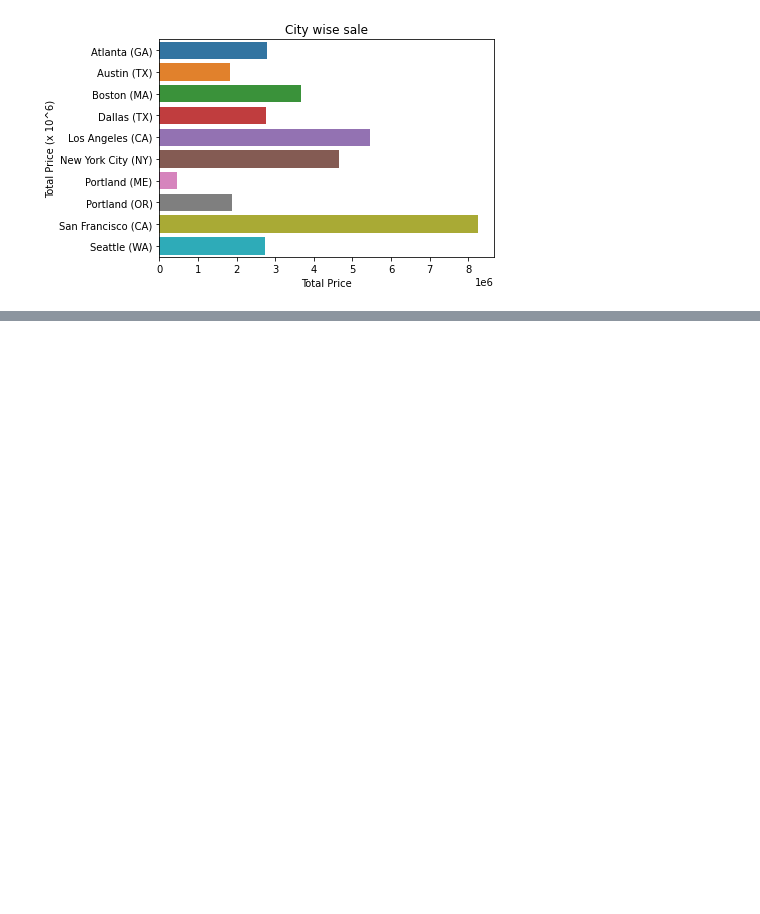
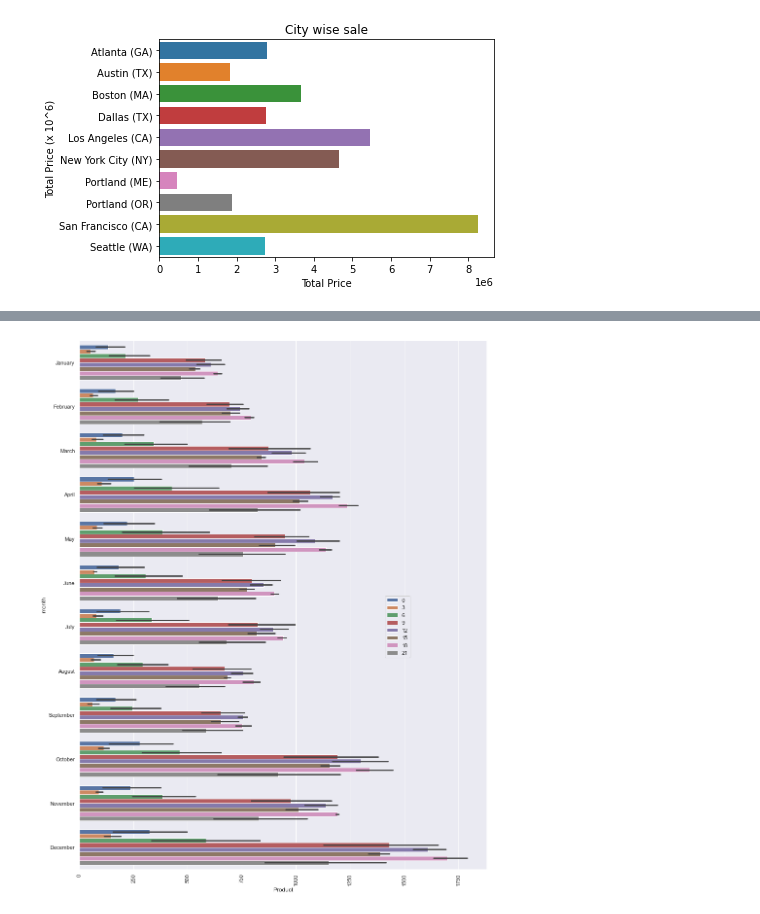
Before and after one commit to d-s-dc/Data-Analysis-on-Sales, a Jupyter notebook: Project.ipynb, the cells around one changed output, grey strips where cells are left out. Saved outputs shown, nothing was run; the diff lists cells and outputs as text; code cells hidden in the pictures; blank space fills up the shorter version.

Commit message:
Add time wise product sales

```diff
--- a/Project.ipynb
+++ b/Project.ipynb
@@ -181,3 +181,12 @@ Seattle (WA)          2747755.48
 Name: Total Price, dtype: float64
 Text(0.5, 1.0, 'City wise sale')
 [figure]
+# %%
+data2 = data.copy()
+data2 = data2.reindex(index = months, level = 0)
+data2['hour'] = data['Order Date'].dt.hour
+data2 = data2.reset_index(level=0).rename(columns = {'level_0':'month'})
+data2 = data2.groupby(by = ['month','hour'], sort = False).count()['Product']
+data2 = data2.reset_index()
+data2['hour'] = data2['hour'].apply(lambda x : (x//3)*3)
+data2
@@ -183,0 +207,7 @@ Text(0.5, 1.0, 'City wise sale')
+# %%
+sns.barplot(data = data2, y = 'month', x = 'Product', hue = 'hour')
+plt.xticks(rotation = 90)
+plt.legend(loc = (0.75,0.4))
+sns.set(rc = {'figure.figsize':(15,20)})
+# %% [output]
+[figure, added]
```
Also changed, not shown: parts of 1 cell of this notebook.
